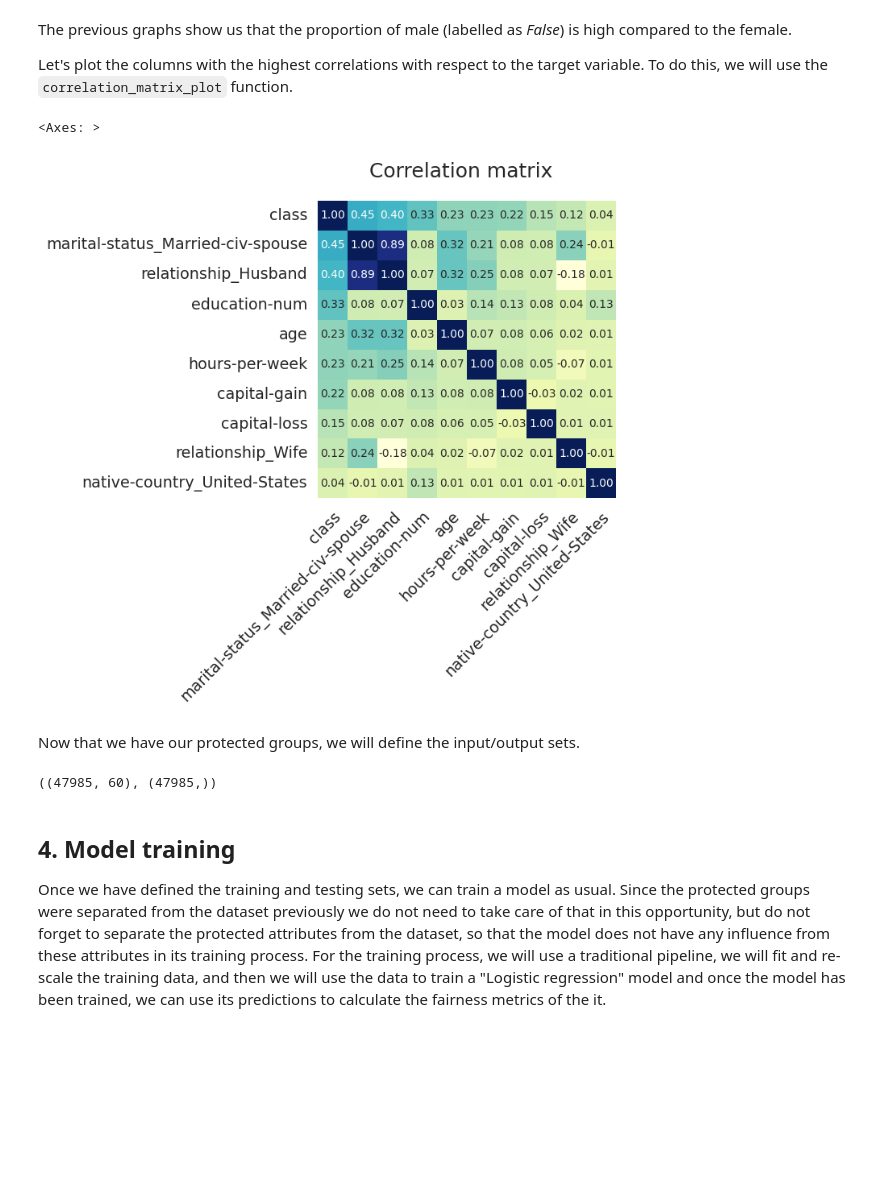
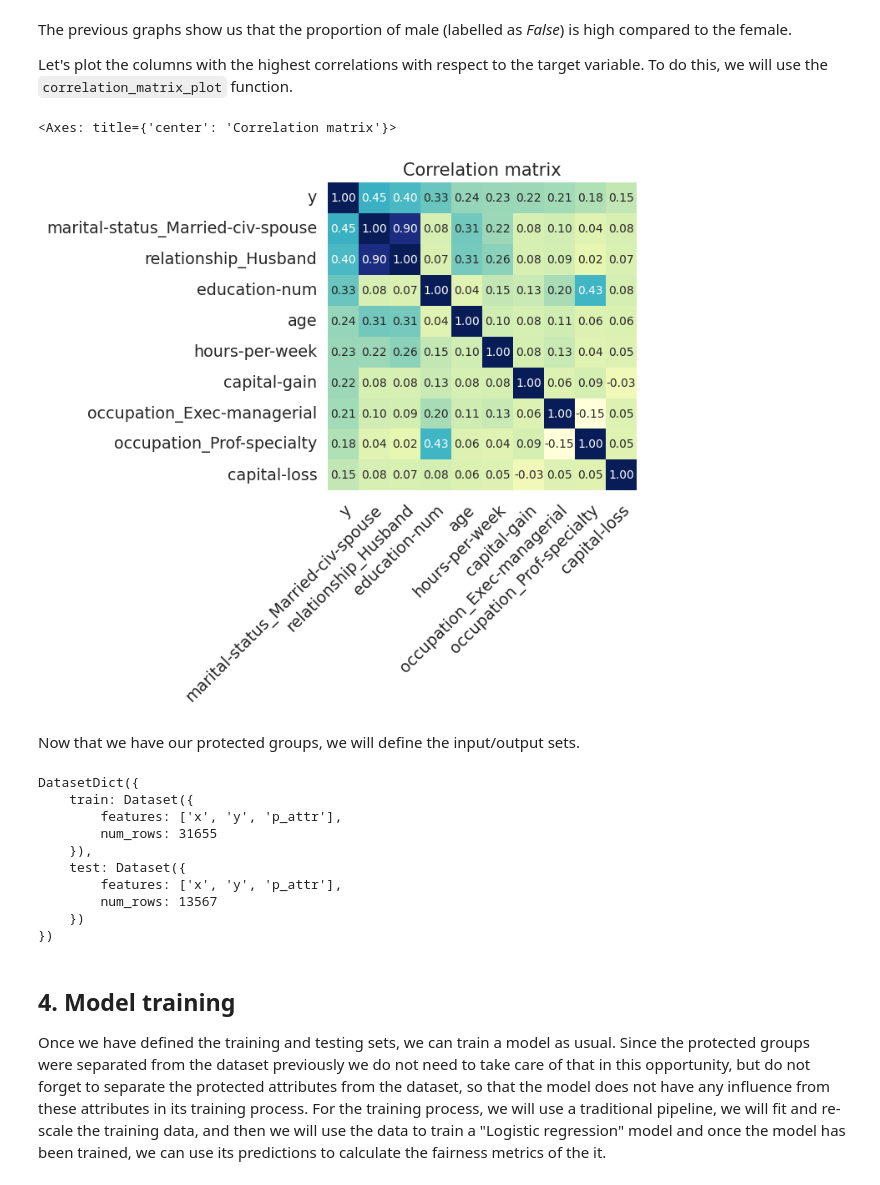
Before and after one commit to holistic-ai/holisticai, a Jupyter notebook: tutorials/bias/mitigating_bias_tutorials/binary_classification/inprocessing/prejudice_remover.ipynb, the cells around one changed output. Saved outputs shown, nothing was run; the diff lists cells and outputs as text; code cells hidden in the pictures; blank space fills up the shorter version.

```diff
--- a/tutorials/bias/mitigating_bias_tutorials/binary_classification/inprocessing/prejudice_remover.ipynb
+++ b/tutorials/bias/mitigating_bias_tutorials/binary_classification/inprocessing/prejudice_remover.ipynb
@@ -42,3 +46,6 @@ The dataset that we will use is the "Adult" dataset from the UCI Machine Learnin
 Source: [UCI ML repository](https://archive.ics.uci.edu/ml/datasets/adult)
 # %%
 from holisticai.datasets import load_dataset
+
+dataset = load_dataset('adult')
+dataset
@@ -83,16 +81,11 @@ Let's plot the columns with the highest correlations with respect to the target
 # %%
 from holisticai.plots.bias import correlation_matrix_plot
 
-correlation_matrix_plot(df, target_feature="class", n_features=10)
+df = pd.concat([dataset['x'], dataset['y']], axis=1)
+
+correlation_matrix_plot(df, target_feature='y', n_features=10)
 # %% [output]
-<Axes: >
+<Axes: title={'center': 'Correlation matrix'}>
-[figure, old version]
+[figure, new version]
 # %% [markdown]
 Now that we have our protected groups, we will define the input/output sets.
-# %%
-X = df.iloc[:,:-1].values
-y = df.iloc[:,-1].values
-
-X.shape, y.shape
-# %% [output]
-((47985, 60), (47985,))
@@ -106,3 +92,26 @@ test_data  = X_test, y_test, group_a_ts, group_b_ts
+# %%
+dataset_split = dataset.train_test_split(test_size=0.3)
+print(dataset_split)
+
+# train a model, do not forget to standard scale data
+train = dataset_split['train']
+test = dataset_split['test']
+
+group_a_test = test['p_attr']['group_a']
+group_b_test = test['p_attr']['group_b']
+group_a_train = train['p_attr']['group_a']
+group_b_train = train['p_attr']['group_b']
+# %% [output]
+DatasetDict({
+    train: Dataset({
+        features: ['x', 'y', 'p_attr'],
+        num_rows: 31655
+    }),
+    test: Dataset({
+        features: ['x', 'y', 'p_attr'],
+        num_rows: 13567
+    })
+})
 # %% [markdown]
 ## **4. Model training**
 
```
Also changed, not shown: parts of 21 cells of this notebook, 12 other files.
